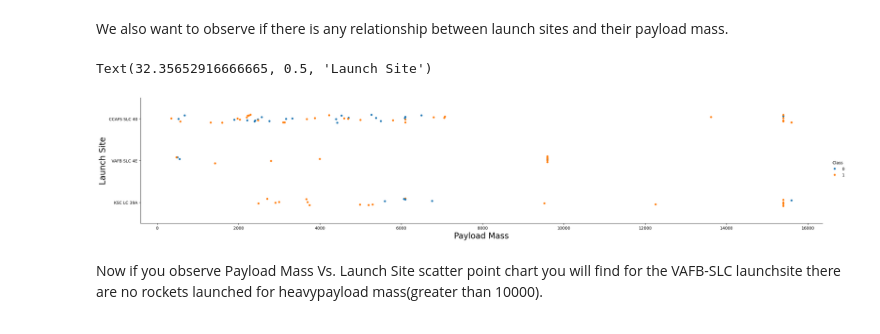
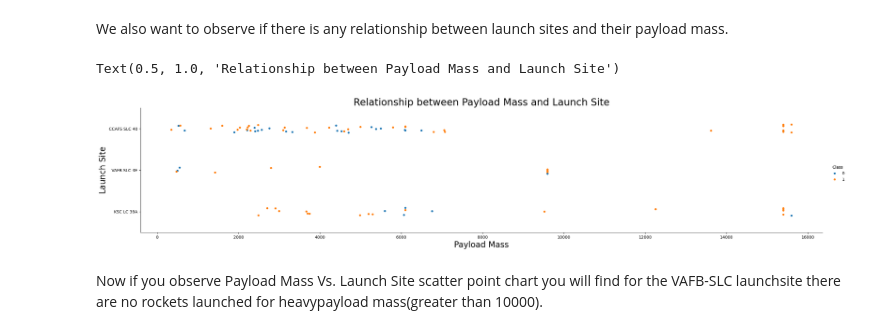
Before and after one commit to kylexho/tamsui, a Jupyter notebook: edadataviz.ipynb, the cells around one changed output. Drawn from its saved outputs; the diff is of its cells as text; code cells hidden in the pictures.

```diff
--- a/edadataviz.ipynb
+++ b/edadataviz.ipynb
@@ -111,11 +112,12 @@ We also want to observe if there is any relationship between launch sites and th
 # %%
 # Plot a scatter point chart with x axis to be Pay Load Mass (kg) and y axis to be the launch site, and hue to be the class value
 sns.catplot(x='PayloadMass', y='LaunchSite', hue='Class', data=df, aspect=5)
 plt.xlabel('Payload Mass', fontsize=20)
 plt.ylabel('Launch Site', fontsize=20)
+plt.title("Relationship between Payload Mass and Launch Site", fontsize=24)
 # %% [output]
-Text(32.35652916666665, 0.5, 'Launch Site')
+Text(0.5, 1.0, 'Relationship between Payload Mass and Launch Site')
-[figure, old version]
+[figure, new version]
 # %% [markdown]
 Now if you observe Payload Mass Vs. Launch Site scatter point chart you will find for the VAFB-SLC  launchsite there are no  rockets  launched for  heavypayload mass(greater than 10000).
 # %% [markdown]
```
Also changed, not shown: parts of 9 cells of this notebook.
